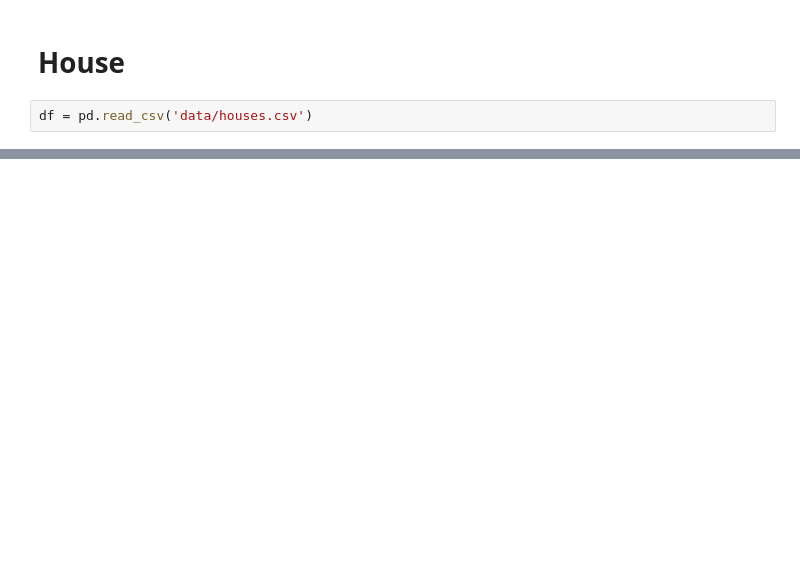
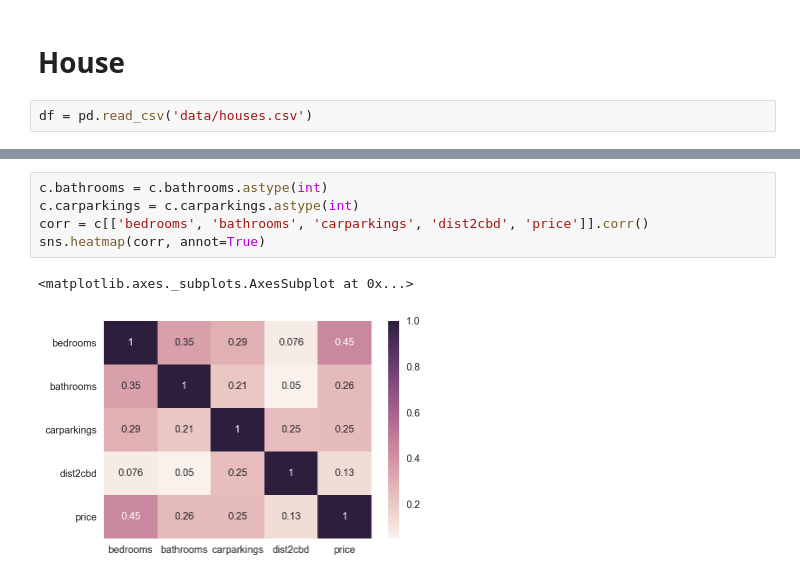
Before and after one commit to alexchen-melbourne/capstone_project, a Jupyter notebook: Capstone_Melbourne_Housing.ipynb, the cells around one changed output, grey strips where cells are left out. Drawn from its saved outputs; the diff is of its cells as text; blank space fills up the shorter version.

```diff
--- a/Capstone_Melbourne_Housing.ipynb
+++ b/Capstone_Melbourne_Housing.ipynb
@@ -34,0 +169,8 @@ df.to_csv('house.csv', index=False)
+# %%
+c.bathrooms = c.bathrooms.astype(int)
+c.carparkings = c.carparkings.astype(int)
+corr = c[['bedrooms', 'bathrooms', 'carparkings', 'dist2cbd', 'price']].corr()
+sns.heatmap(corr, annot=True)
+# %% [output]
+<matplotlib.axes._subplots.AxesSubplot at 0x...>
+[figure, added]
```
Also changed, not shown: parts of 24 cells of this notebook, 4 other files.
